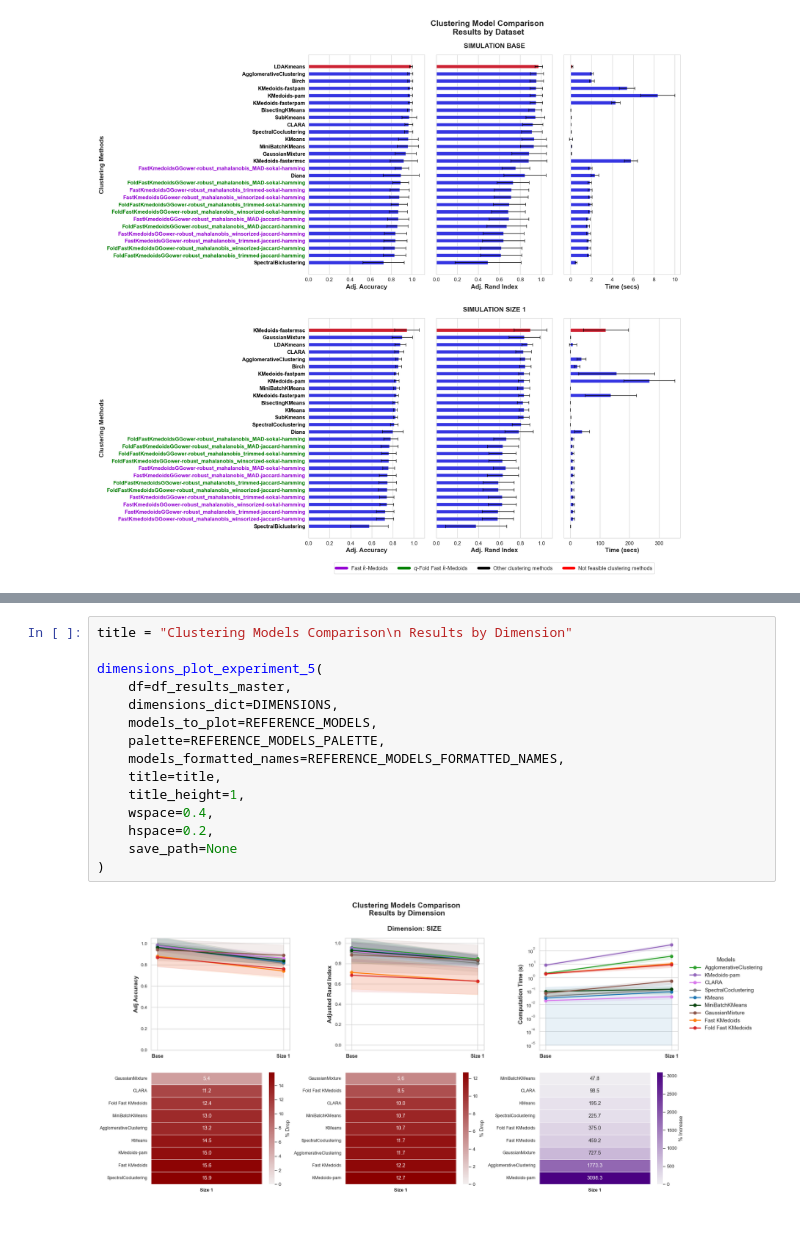
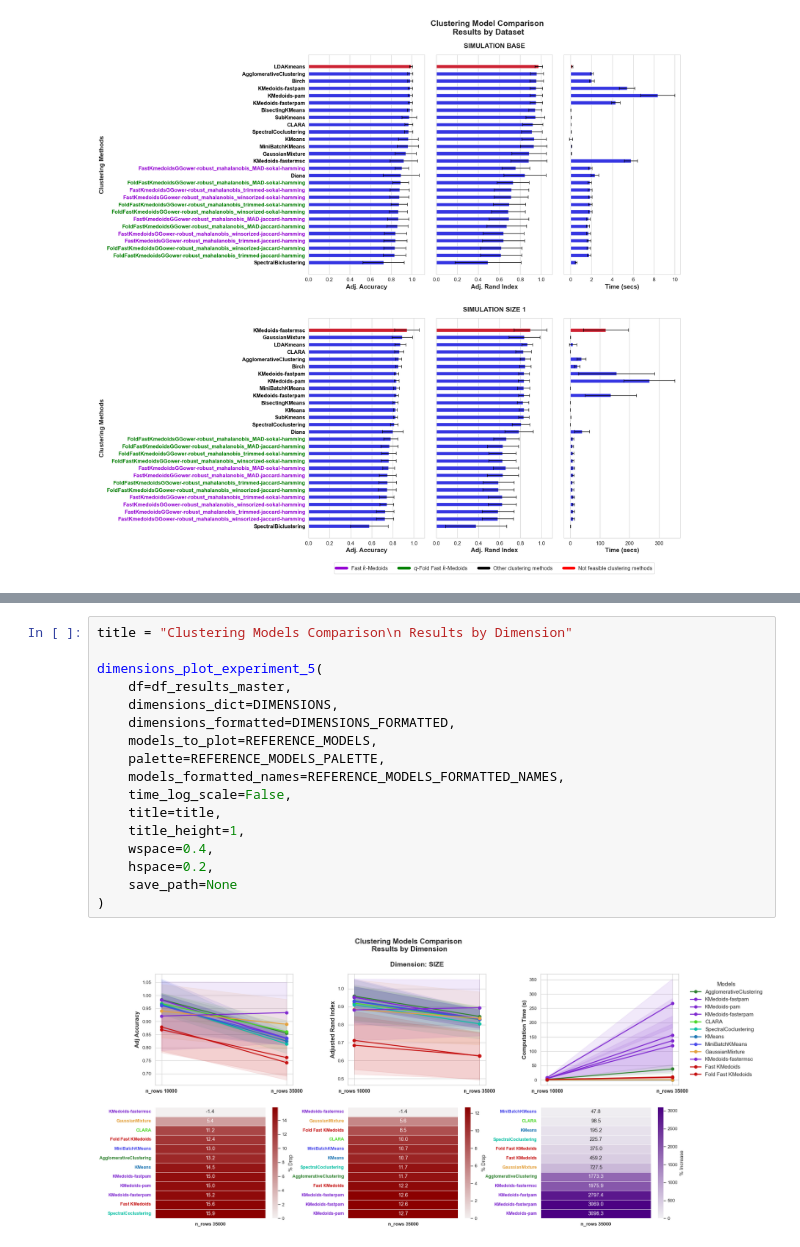
Before and after one commit to FabioScielzoOrtiz/db-robust-clust-paper-code, a Jupyter notebook: src/notebooks/experiment_5/exp_5_results_global_exploration.ipynb, the cells around one changed output, grey strips where cells are left out. Drawn from its saved outputs; the diff is of its cells as text.

```diff
--- a/src/notebooks/experiment_5/exp_5_results_global_exploration.ipynb
+++ b/src/notebooks/experiment_5/exp_5_results_global_exploration.ipynb
@@ -282,17 +423,19 @@ multi_pareto_plot_experiment_5(
 # %%
 title = "Clustering Models Comparison\n Results by Dimension"
 
 dimensions_plot_experiment_5(
     df=df_results_master,
     dimensions_dict=DIMENSIONS,
+    dimensions_formatted=DIMENSIONS_FORMATTED,
     models_to_plot=REFERENCE_MODELS,
     palette=REFERENCE_MODELS_PALETTE,
     models_formatted_names=REFERENCE_MODELS_FORMATTED_NAMES,
+    time_log_scale=False,
     title=title,
     title_height=1,
     wspace=0.4,
     hspace=0.2,
     save_path=None
 )
 # %% [output]
-[figure, old version]
+[figure, new version]
```
Also changed, not shown: parts of 11 cells of this notebook, 4 other files.
